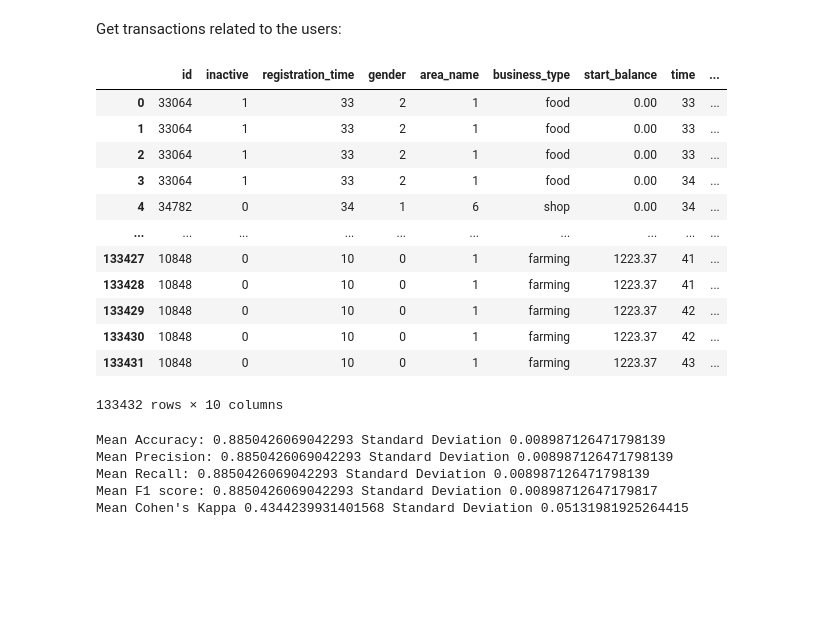
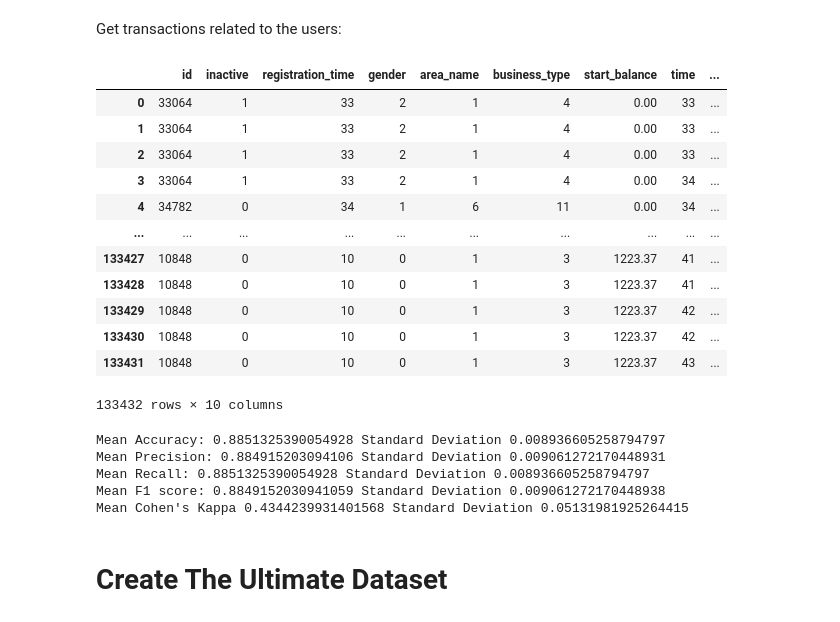
Before and after one commit to beratcabuk/sdshackathon2022, a Jupyter notebook: sdshackathon.ipynb, the cells around one changed output. Drawn from its saved outputs; the diff is of its cells as text; code cells hidden in the pictures; blank space fills up the shorter version.

```diff
--- a/sdshackathon.ipynb
+++ b/sdshackathon.ipynb
@@ -350,20 +337,2 @@ Mean Cohen's Kappa 0.44848046767788824 Standard Deviation 0.028318617601404698
 # %% [markdown]
 Get transactions related to the users:
-# %%
-t = trainset.drop(columns=["account_type", "area_type"])
-user_transactions = pd.merge(t, sarafu_transactions, how="inner", on="id")
-user_transactions
-# %% [output]
-|  | id | inactive | registration_time | gender | area_name | business_type | start_balance | time | ... |
-| 0 | 33064 | 1 | 33 | 2 | 1 | food | 0.00 | 33 | ... |
-| 1 | 33064 | 1 | 33 | 2 | 1 | food | 0.00 | 33 | ... |
-| 2 | 33064 | 1 | 33 | 2 | 1 | food | 0.00 | 33 | ... |
-| 3 | 33064 | 1 | 33 | 2 | 1 | food | 0.00 | 34 | ... |
-| 4 | 34782 | 0 | 34 | 1 | 6 | shop | 0.00 | 34 | ... |
-| ... | ... | ... | ... | ... | ... | ... | ... | ... | ... |
-| 133427 | 10848 | 0 | 10 | 0 | 1 | farming | 1223.37 | 41 | ... |
-| 133428 | 10848 | 0 | 10 | 0 | 1 | farming | 1223.37 | 41 | ... |
-| 133429 | 10848 | 0 | 10 | 0 | 1 | farming | 1223.37 | 42 | ... |
-| 133430 | 10848 | 0 | 10 | 0 | 1 | farming | 1223.37 | 42 | ... |
-| 133431 | 10848 | 0 | 10 | 0 | 1 | farming | 1223.37 | 43 | ... |
-133432 rows × 10 columns
@@ -377,0 +339,34 @@ Y2 = user_transactions["inactive"]
+# %%
+t = trainset.drop(columns=["account_type", "area_type"])
+user_transactions = pd.merge(t, sarafu_transactions, how="inner", on="id")
+
+label_encoder = LabelEncoder()
+labels = [i for i in set(user_transactions["business_type"])]
+label_encoder.fit(labels)
+user_transactions["business_type"] = label_encoder.transform(user_transactions["business_type"])
+
+label_encoder = LabelEncoder()
+labels = [i for i in set(user_transactions["area_name"])]
+label_encoder.fit(labels)
+user_transactions["area_name"] = label_encoder.transform(user_transactions["area_name"])
+
+label_encoder = LabelEncoder()
+labels = [i for i in set(user_transactions["gender"])]
+label_encoder.fit(labels)
+user_transactions["gender"] = label_encoder.transform(user_transactions["gender"])
+
+user_transactions
+# %% [output]
+|  | id | inactive | registration_time | gender | area_name | business_type | start_balance | time | ... |
+| 0 | 33064 | 1 | 33 | 2 | 1 | 4 | 0.00 | 33 | ... |
+| 1 | 33064 | 1 | 33 | 2 | 1 | 4 | 0.00 | 33 | ... |
+| 2 | 33064 | 1 | 33 | 2 | 1 | 4 | 0.00 | 33 | ... |
+| 3 | 33064 | 1 | 33 | 2 | 1 | 4 | 0.00 | 34 | ... |
+| 4 | 34782 | 0 | 34 | 1 | 6 | 11 | 0.00 | 34 | ... |
+| ... | ... | ... | ... | ... | ... | ... | ... | ... | ... |
+| 133427 | 10848 | 0 | 10 | 0 | 1 | 3 | 1223.37 | 41 | ... |
+| 133428 | 10848 | 0 | 10 | 0 | 1 | 3 | 1223.37 | 41 | ... |
+| 133429 | 10848 | 0 | 10 | 0 | 1 | 3 | 1223.37 | 42 | ... |
+| 133430 | 10848 | 0 | 10 | 0 | 1 | 3 | 1223.37 | 42 | ... |
+| 133431 | 10848 | 0 | 10 | 0 | 1 | 3 | 1223.37 | 43 | ... |
+133432 rows × 10 columns
@@ -380,8 +378,10 @@ gb = GradientBoostingClassifier()
 
 model_evaluation_cv(gb, X2, Y2)
 # %% [output]
-Mean Accuracy: 0.8850426069042293 Standard Deviation 0.008987126471798139
-Mean Precision: 0.8850426069042293 Standard Deviation 0.008987126471798139
-Mean Recall: 0.8850426069042293 Standard Deviation 0.008987126471798139
-Mean F1 score: 0.8850426069042293 Standard Deviation 0.00898712647179817
+Mean Accuracy: 0.8851325390054928 Standard Deviation 0.008936605258794797
+Mean Precision: 0.884915203094106 Standard Deviation 0.009061272170448931
+Mean Recall: 0.8851325390054928 Standard Deviation 0.008936605258794797
+Mean F1 score: 0.8849152030941059 Standard Deviation 0.009061272170448938
 Mean Cohen's Kappa 0.4344239931401568 Standard Deviation 0.05131981925264415
+# %% [markdown]
+# Create The Ultimate Dataset
```
Also changed, not shown: parts of 12 cells of this notebook.
